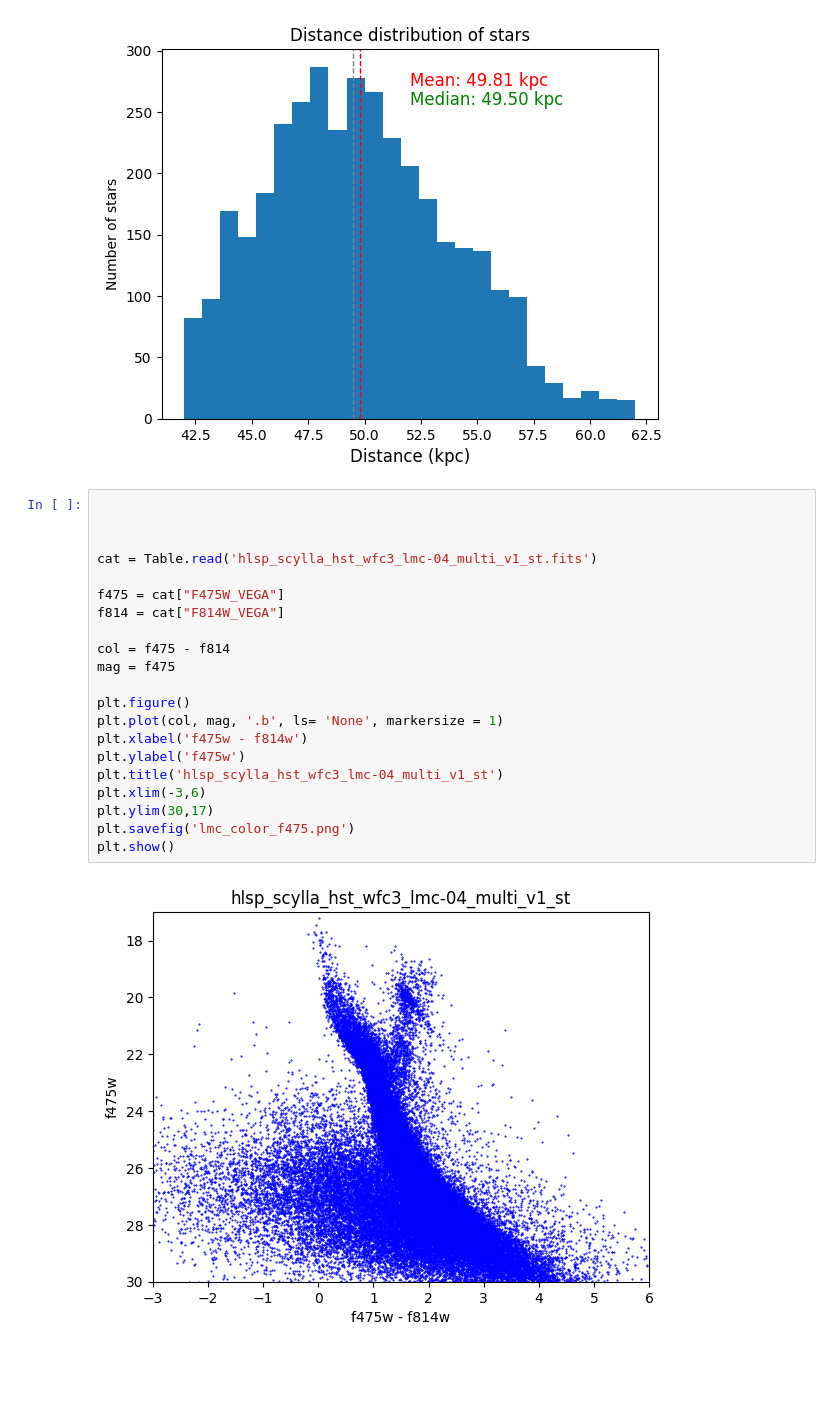
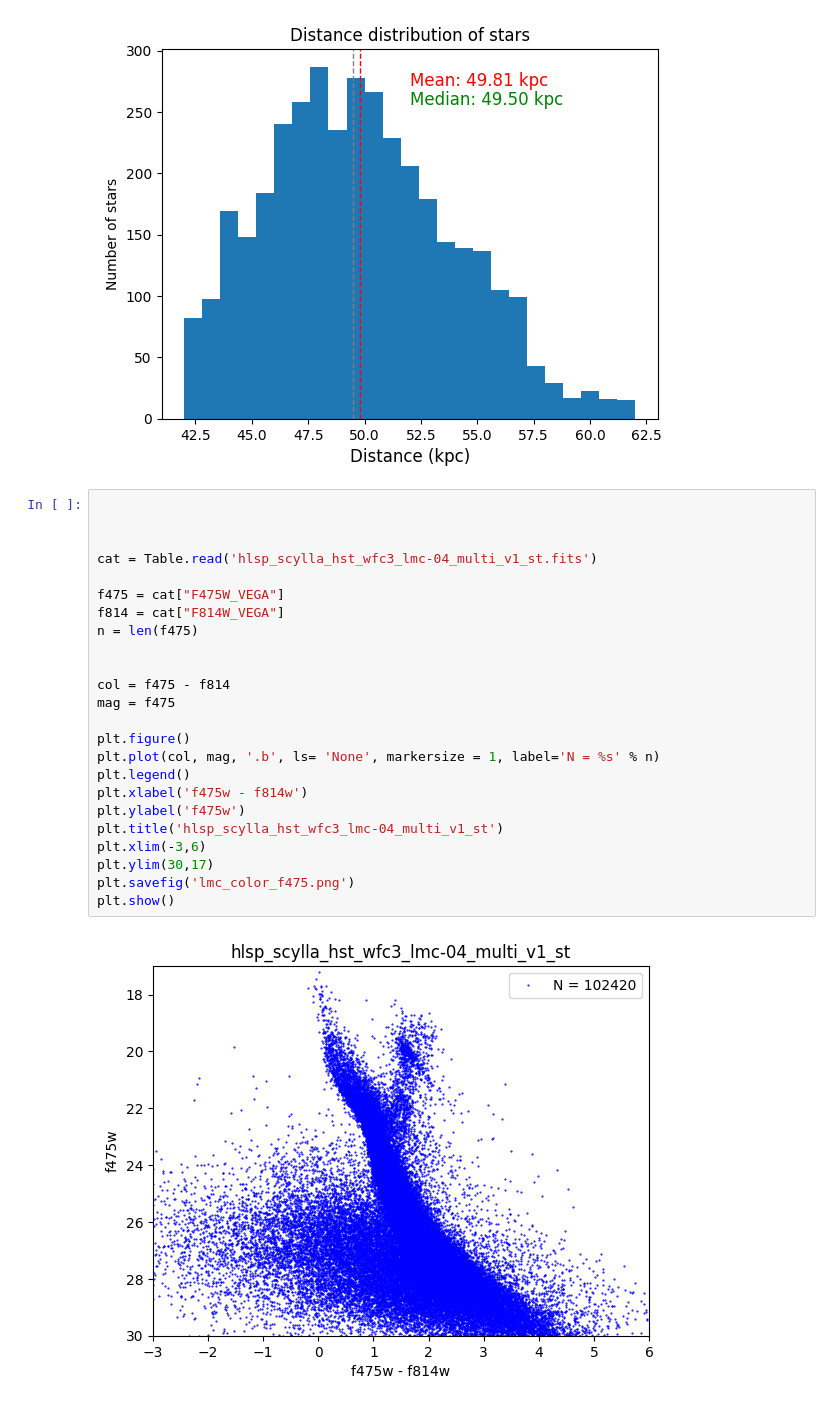
Before and after one commit to Leny73/astronomy-course, a Jupyter notebook: python_su/ex1.ipynb, the cells around one changed output. Saved outputs shown, nothing was run; the diff lists cells and outputs as text; blank space fills up the shorter version.

```diff
--- a/python_su/ex1.ipynb
+++ b/python_su/ex1.ipynb
@@ -95,23 +95,26 @@ plt.show()
 # %%
 
 
 
 cat = Table.read('hlsp_scylla_hst_wfc3_lmc-04_multi_v1_st.fits')
 
 f475 = cat["F475W_VEGA"]
 f814 = cat["F814W_VEGA"]
+n = len(f475)
+
 
 col = f475 - f814
 mag = f475
 
 plt.figure()
-plt.plot(col, mag, '.b', ls= 'None', markersize = 1)
+plt.plot(col, mag, '.b', ls= 'None', markersize = 1, label='N = %s' % n)
+plt.legend()
 plt.xlabel('f475w - f814w')
 plt.ylabel('f475w')
 plt.title('hlsp_scylla_hst_wfc3_lmc-04_multi_v1_st')
 plt.xlim(-3,6)
 plt.ylim(30,17)
 plt.savefig('lmc_color_f475.png')
 plt.show()
 # %% [output]
-[figure, old version]
+[figure, new version]
```
Also changed, not shown: 1 other file.
